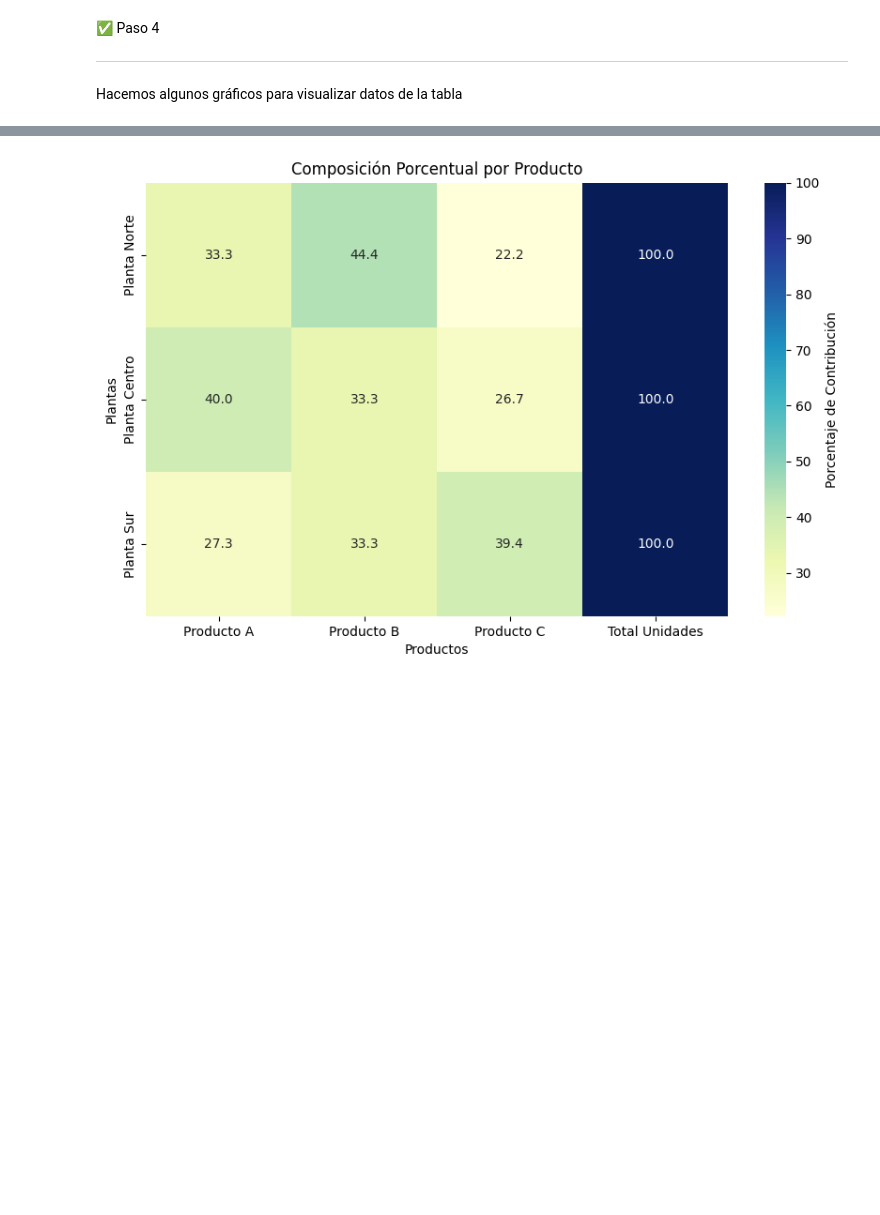
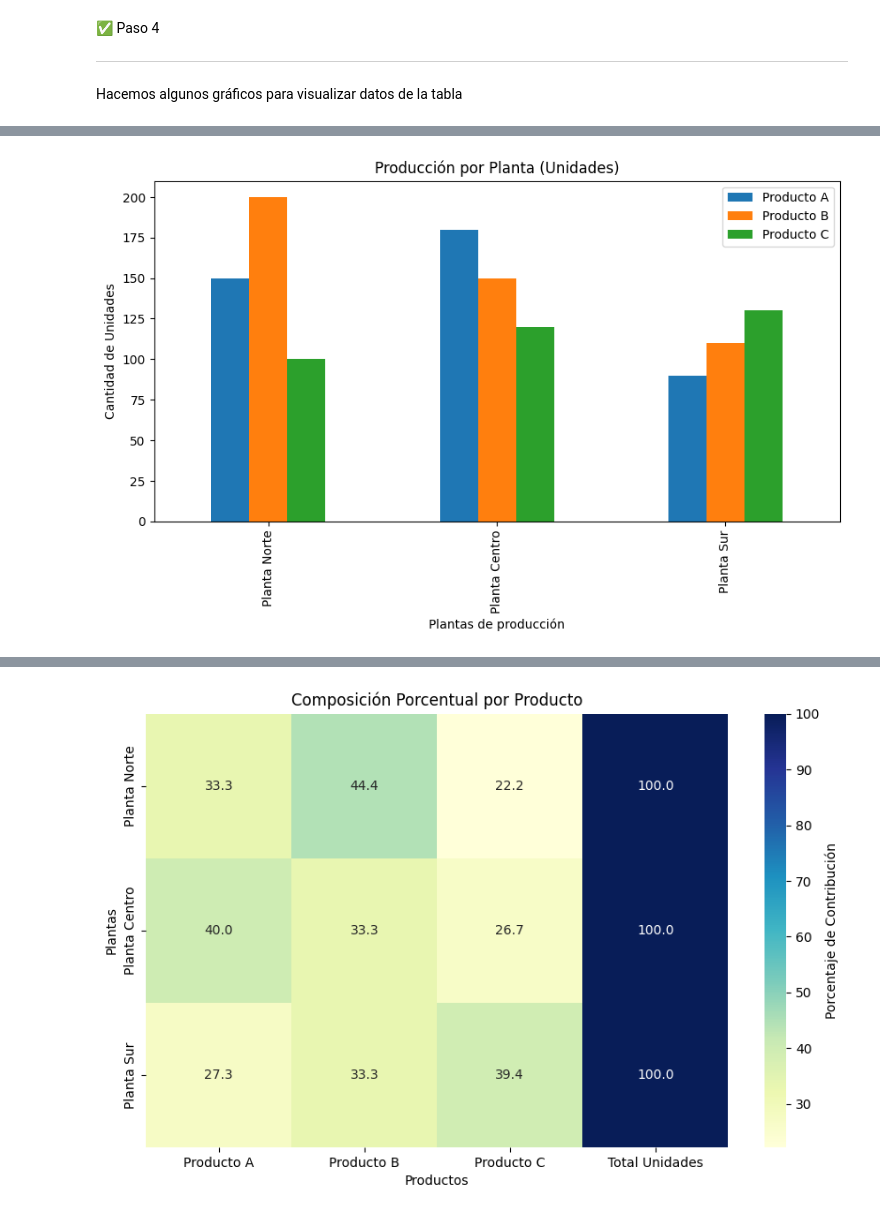
Before and after one commit to Danino99/Laboratorio-de-Metodos-Cuantitativos-Aplicados-a-la-Gestion, a Jupyter notebook: 01_intro_y_datos/clase02.ipynb, the cells around one changed output, grey strips where cells are left out. Cells and saved outputs as stored; diff of their text form; code cells hidden in the pictures; blank space fills up the shorter version.

```diff
--- a/01_intro_y_datos/clase02.ipynb
+++ b/01_intro_y_datos/clase02.ipynb
@@ -119 +127,15 @@ plt.show()
+# %%
+#Gráfico 2:Visualizamos la cantidad en unidades de producción de cada producto en cada planta
+#Para esto hacemos un gráfico de barras
+plt.figure(figsize=(10, 5))
+data_produccion.loc[:, ["Producto A","Producto B","Producto C"]].plot(kind='bar', ax=plt.gca())
+# La función .loc localiza cosas, lo hacemos para que agarre las filas y columnas que necesitemos y no toda la matriz
+# 1er argumento (:,) indica tomar todas las filas, luego usando una lista escogemos columnas
+# .plot es para (sobre lo localizado en este caso), graficar, kind es para el tipo de gráfico y ax=plt.gca() es para acomodar los elementos en el espacio
+plt.title("Producción por Planta (Unidades)")
+plt.ylabel("Cantidad de Unidades")
+plt.xlabel("Plantas de producción")
+plt.show()
+# %% [output]
+[figure, added]
 # %%
```
Also changed, not shown: parts of 6 cells of this notebook.
